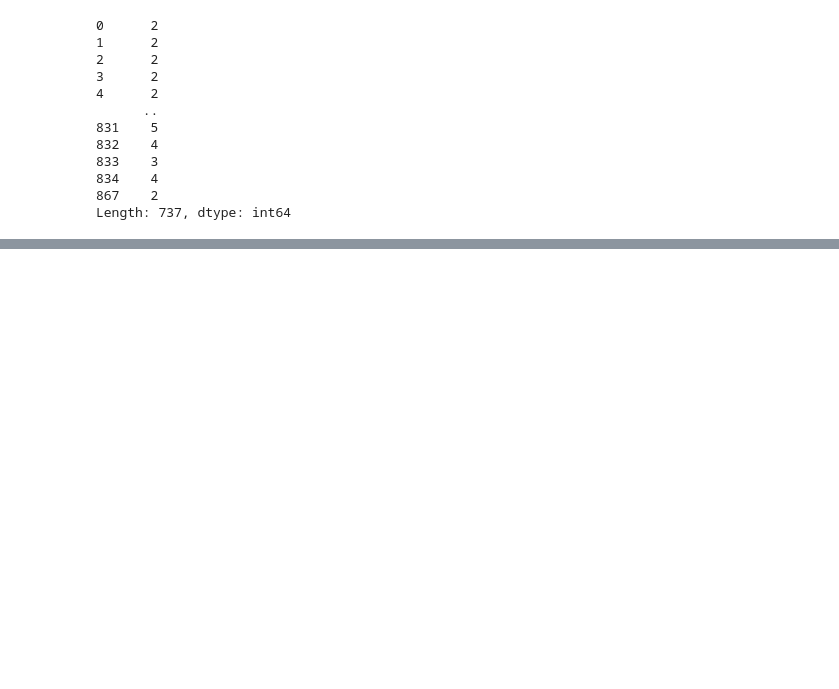
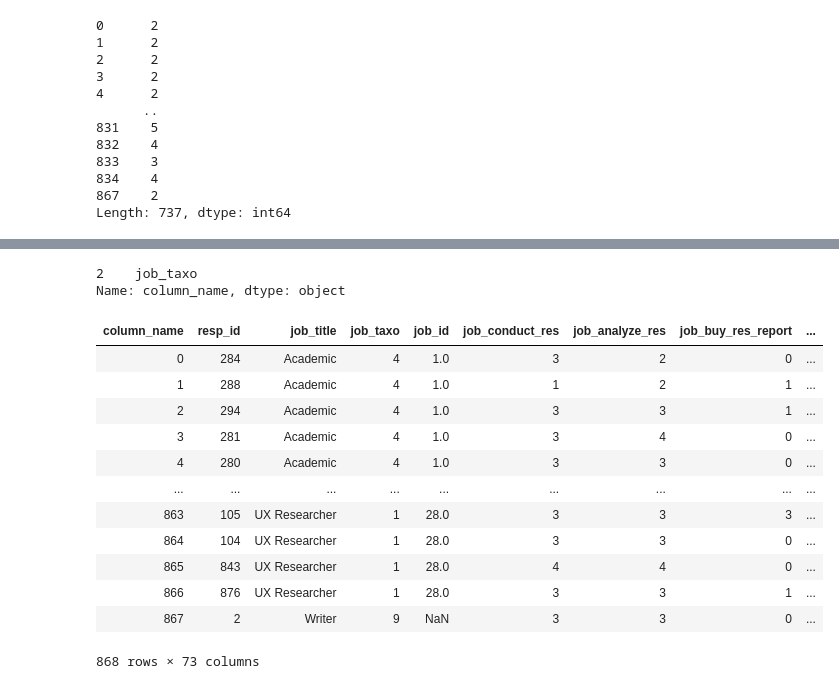
Before and after one commit to PersonaPredicta/Survey_Says..., a Jupyter notebook: dom/dom_nb.ipynb, the cells around one changed output, grey strips where cells are left out. Drawn from its saved outputs; the diff is of its cells as text; code cells hidden in the pictures; blank space fills up the shorter version.

```diff
--- a/dom/dom_nb.ipynb
+++ b/dom/dom_nb.ipynb
@@ -152,0 +244,6 @@ Length: 737, dtype: int64
+# %%
+for i in range(len(df.columns)):
+    if df.columns[i] in data_dictionary.qid.to_list():
+        print(df.columns[i])
+        print(data_dictionary[df.columns[i] == data_dictionary.qid].column_name)
+        df.rename(columns = {df.columns[i]: data_dictionary[df.columns[i] == data_dictionary.qid].column_name}, inplace=True)
@@ -152,0 +258,21 @@ Length: 737, dtype: int64
+# %%
+data_dictionary[df.columns[2] == data_dictionary.qid].column_name
+# %% [output]
+2    job_taxo
+Name: column_name, dtype: object
+# %%
+df
+# %% [output]
+| column_name | resp_id | job_title | job_taxo | job_id | job_conduct_res | job_analyze_res | job_buy_res_report | ... |
+| 0 | 284 | Academic | 4 | 1.0 | 3 | 2 | 0 | ... |
+| 1 | 288 | Academic | 4 | 1.0 | 1 | 2 | 1 | ... |
+| 2 | 294 | Academic | 4 | 1.0 | 3 | 3 | 1 | ... |
+| 3 | 281 | Academic | 4 | 1.0 | 3 | 4 | 0 | ... |
+| 4 | 280 | Academic | 4 | 1.0 | 3 | 3 | 0 | ... |
+| ... | ... | ... | ... | ... | ... | ... | ... | ... |
+| 863 | 105 | UX Researcher | 1 | 28.0 | 3 | 3 | 3 | ... |
+| 864 | 104 | UX Researcher | 1 | 28.0 | 3 | 3 | 0 | ... |
+| 865 | 843 | UX Researcher | 1 | 28.0 | 4 | 4 | 0 | ... |
+| 866 | 876 | UX Researcher | 1 | 28.0 | 3 | 3 | 1 | ... |
+| 867 | 2 | Writer | 9 | NaN | 3 | 3 | 0 | ... |
+868 rows × 73 columns
```
Also changed, not shown: parts of 9 cells of this notebook.
